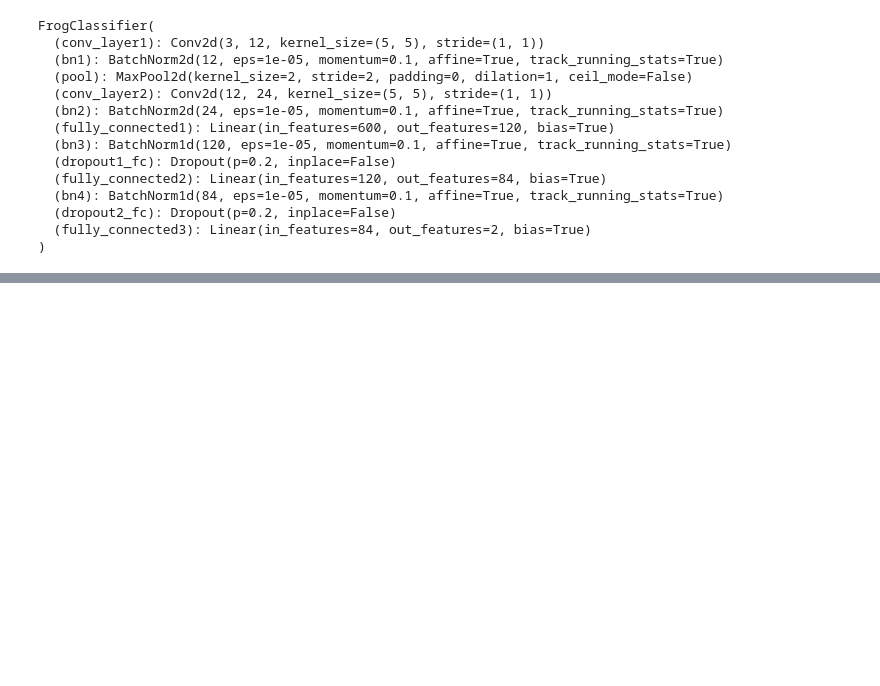
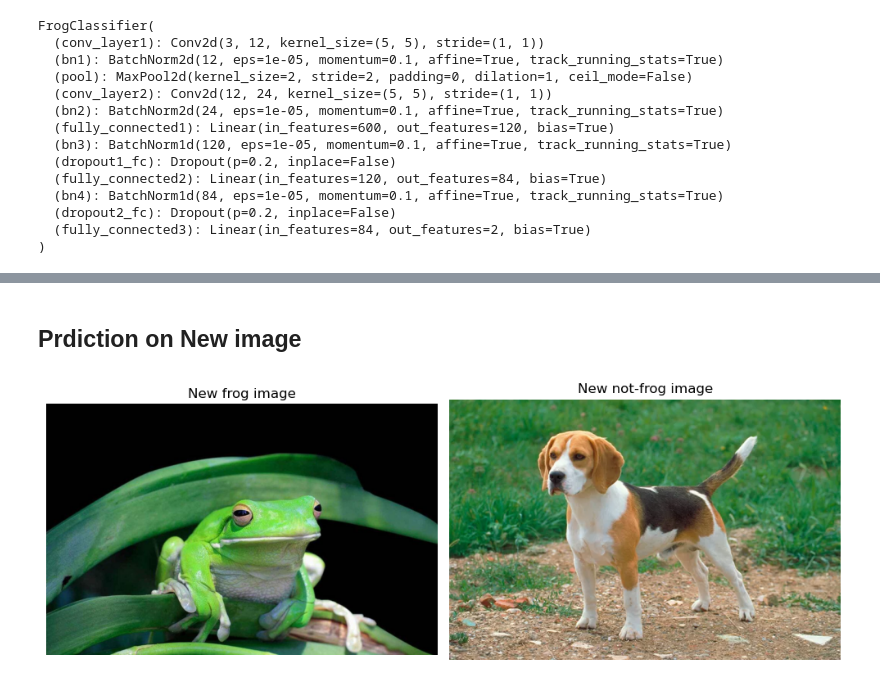
Before and after one commit to StefanMalv/INFO284_SemesterOppgave_2025V, a Jupyter notebook: Oppgave2/main2.ipynb, the cells around one changed output, grey strips where cells are left out. Saved outputs shown, nothing was run; the diff lists cells and outputs as text; code cells hidden in the pictures; blank space fills up the shorter version.

Commit message:
Prediction added
Har lagt til prediction delen så nå skal oppgaven stort sett være ferdig

```diff
--- a/Oppgave2/main2.ipynb
+++ b/Oppgave2/main2.ipynb
@@ -359,0 +359,22 @@ Accuracy: 92.26% | Recall (frog): 0.7972
+# %% [markdown]
+## Prdiction on New image
+# %%
+# Present new image
+frog_image = Image.open("/Users/stefannaess/Documents/GitHub/INFO284_SemesterOppgave_2025V/Oppgave2/new_frog_picture.jpg")
+not_frog_image = Image.open("/Users/stefannaess/Documents/GitHub/INFO284_SemesterOppgave_2025V/Oppgave2/new_dog_picture.jpg")
+
+fig, axes = plt.subplots(1, 2, figsize=(10, 5))
+
+axes[0].imshow(frog_image)
+axes[0].set_title("New frog image")
+axes[0].axis("off")
+
+
+axes[1].imshow(not_frog_image)
+axes[1].set_title("New not-frog image")
+axes[1].axis("off")
+
+plt.tight_layout()
+plt.show()
+# %% [output]
+[figure, added]
```
Also changed, not shown: parts of 10 cells of this notebook, 2 other files.
